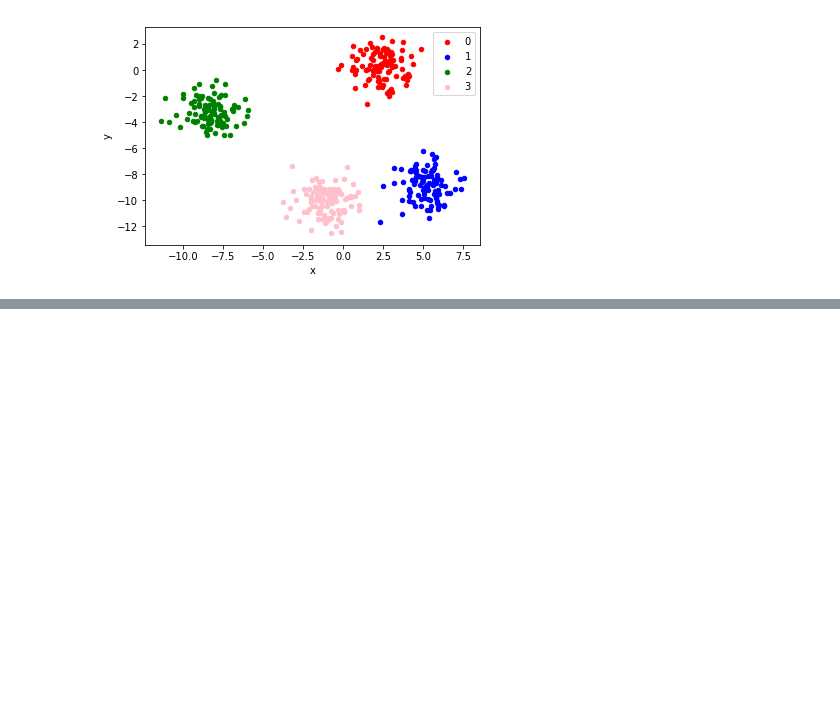
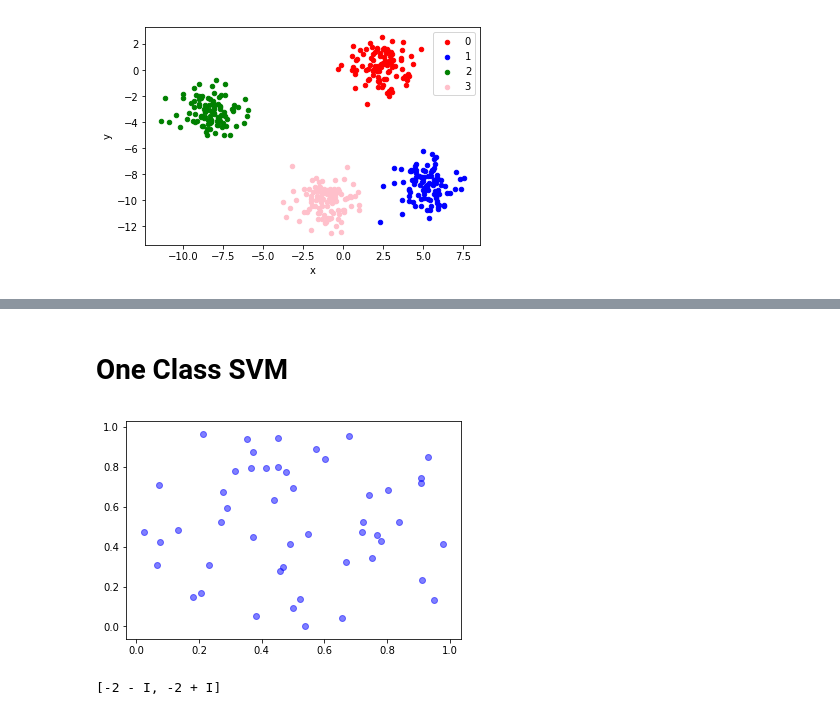
Before and after one commit to ajoseph12/Machine_Learning_lab, a Jupyter notebook: ML_LAB_1.ipynb, the cells around one changed output, grey strips where cells are left out. Cells and saved outputs as stored; diff of their text form; code cells hidden in the pictures; blank space fills up the shorter version.

```diff
--- a/ML_LAB_1.ipynb
+++ b/ML_LAB_1.ipynb
@@ -600,0 +685,2 @@ X[:,1].mean()
+# %% [markdown]
+# One Class SVM
@@ -600,0 +730,24 @@ X[:,1].mean()
+# %%
+## Generate Dataset
+
+import numpy as np
+import matplotlib.pyplot as plt
+
+# Fixing random state for reproducibility
+np.random.seed(7)
+N = 50
+X_1 = np.random.rand(N)
+X_2 = np.random.rand(N)
+
+#colors = np.random.rand(N)
+#area = (30 * np.random.rand(N))**2  # 0 to 15 point radii
+
+plt.scatter(X_1, X_2, c='blue', alpha=0.5)
+plt.show()
+
+# Data prep
+X_1 = np.array(X_1, ndmin=2).T
+X_2 = np.array(X_2, ndmin=2).T
+X = np.concatenate((X_1,X_2), axis = 1)
+# %% [output]
+[figure, added]
@@ -600,0 +761,7 @@ X[:,1].mean()
+# %%
+from sympy.solvers import solve
+from sympy import Symbol
+x = Symbol('x')
+solve((x**2 + 4*x + 5), x)
+# %% [output]
+[-2 - I, -2 + I]
```
Also changed, not shown: parts of 65 cells of this notebook, 1 other file.
